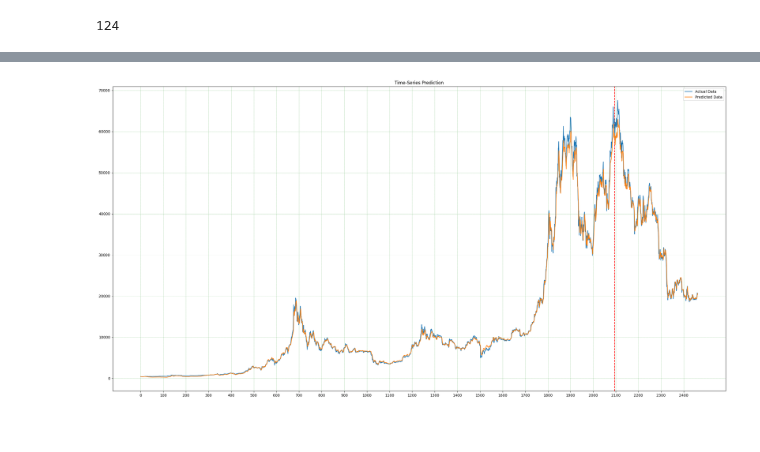
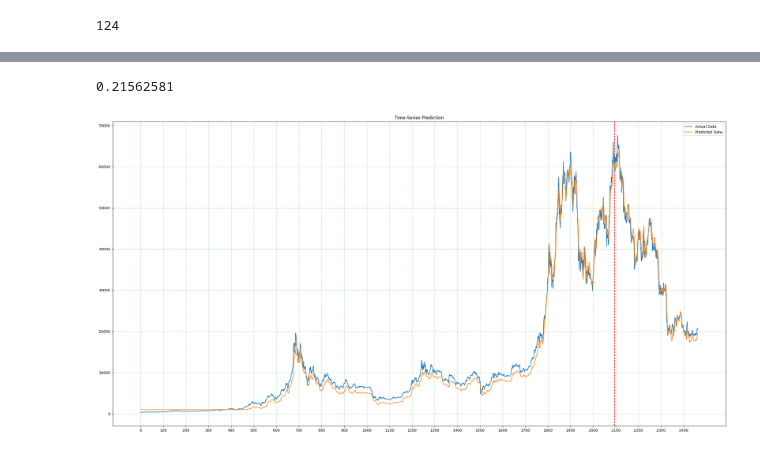
Before and after one commit to mohsenmolaei/seriesnet_based, a Jupyter notebook: seriesNet.ipynb, the cells around one changed output, grey strips where cells are left out. Saved outputs shown, nothing was run; the diff lists cells and outputs as text; code cells hidden in the pictures.

```diff
--- a/seriesNet.ipynb
+++ b/seriesNet.ipynb
@@ -187,20 +245,3 @@ f_col = condtest.columns.values
 X = cond
 # %% [markdown]
 **TEST data**
-# %%
-# داده های تست روزهای اخیر
-# test_data= pd.read_csv('test_data.csv')
-# xtest = test_data.price_usd_close
-# condtest = test_data[["receiving_count", "^DJI"]]
-# ytest = test_data.price_usd_close
-
-# داده های تست جدا شده از 143 روز اخر آموزش
-test_df = cond.iloc[-143:]
-cond = cond.iloc[:-143]
-Y = cond.price_usd_close
-cond = cond.drop("price_usd_close",axis=1)
-
-xtest = test_df.price_usd_close
-condtest = test_df.drop("price_usd_close",axis=1)
-condtest =condtest[f_col]
-ytest = test_df.price_usd_close
@@ -484,7 +534,7 @@ importlib.reload(ts_lstm)
 importlib.reload(ts_gru)
 importlib.reload(HSAM)
 
-n_epochs = 201
+n_epochs = 241
 num_inputs = X_train_tensors_final.shape[1]
 dilation_c = 2
 kernel_size_EN = 3
@@ -492,7 +542,7 @@ kernel_size_DE = 3
 hidden_size_lstm =20
 
 num_levels_en = 6
-num_levels_de = 4
+num_levels_de = 6
 num_layers_lstm = 3
 num_layers_gru = 3
 features = X_train_tensors_final.shape[2]
@@ -501,9 +551,9 @@ output_num = y_train_tensors.shape[1]
 
 lr_decay_epoch = 49
 learning_rate = 0.01
-weight_decay = 0.0001
+weight_decay = 0.0006
 
-loss_fn = RMSELoss #SMAPELoss #MAPELoss #NRMSELoss #rmspe #RMSELoss
+loss_fn = NRMSELoss #SMAPELoss #MAPELoss #NRMSELoss #rmspe #RMSELoss
 # ANN model
 myModel = TSASeriesNet.ANNmodel(num_inputs, features_c, features, output_num, num_levels_en,num_levels_de, kernel_size_EN, kernel_size_DE, dilation_c, hidden_size_lstm, num_layers_lstm, num_layers_gru ).to(device)
 optimiser = torch.optim.Adam(myModel.parameters(),weight_decay=weight_decay)#,eps=1e-08)#, lr=learning_rate)#, eps=1e-08)#
@@ -676,3 +649,40 @@ AttributeError: ignored
+# %%
+checkpoint = torch.load(f'./weights/model_epoch_{best_epoch}.pth')
+myModel.load_state_dict(checkpoint['state_dict'])
+
+test_predict = myModel(DataX_test, DataC_test)  # get the last sample
+test_predict = test_predict.detach().cpu().numpy()
+# test_predict = MMScaler_test.inverse_transform(test_predict)
+# first_day_test_predict = test_predict[:, 0]  # get the first day of the 7-day predictions
+
+test_target = Datay_test.detach().cpu().numpy()  # last sample again
+# first_day_test_target = MMScaler_test.inverse_transform(test_target.flatten().reshape(1, -1))
+# first_day_test_target = first_day_test_target[:, ::y_shape]  # get the corresponding first day in true price
+
+def NRMSELoss_test(yhat,y): #NRMSE
+  return (np.sqrt(np.mean(np.square(yhat-y))))/ (np.max(y) - np.min(y))
+
+# NRMSELoss_res = NRMSELoss_test(test_predict[:,0] ,first_day_test_target.reshape(-1) )
+NRMSELoss_res = NRMSELoss_test(test_predict ,test_target.reshape(test_target.shape[0],test_target.shape[1]) )
+print(NRMSELoss_res)
+
+# #
+# start = "2016-01-01"
+# end="2023-3-28"
+
+# try :
+#     data_top_index = yf.download("BTC-USD" ,start=start, end=end , interval ="1d") #1137
+# except Exception as e:
+#     print("error")
+
+
+# testCSV = pd.DataFrame(test_predict[:,0], index=data_top_index.iloc[-106:].index )
+# TrueCSV = pd.DataFrame(first_day_test_target.reshape(-1),index=data_top_index.iloc[-106:].index )
+
+# testCSV.to_csv("test_price.csv")
+# TrueCSV.to_csv("True_price.csv")
+# %% [output]
+0.21562581
 # %%
 checkpoint = torch.load(f'./weights/model_epoch_{best_epoch}.pth')
 myModel.load_state_dict(checkpoint['state_dict'])
@@ -682,7 +692,7 @@ df_X_ss = SScaler.transform(pd.DataFrame(np.array(Y).reshape(-1, 1))) # old tran
 # df_C_ss = condscaler.transform(condtemp[["utxo_spent_value_median", "receiving_count","active_count", "volume_median",
 #                                             "difficulty_latest", "SI=F", "^DJI", "^IXIC", "N225", "AVAX-USD", "BNB-USD",
 #                                             "DOGE-USD", "LTC-USD", "SHIB-USD", "SOL-USD", "USDC-USD"]])
-df_C_ss = condscaler.transform(condtemp[f_col])
+df_C_ss = condscaler.transform(condtemp)#[f_col])
 
 # for i in range(0,len(selectmx.T)):
 #   col2 = df_C_ss[:,i].copy()
@@ -704,34 +714,34 @@ df_y_mm = Variable(torch.Tensor(df_y_mm))
 df_X_ss = torch.reshape(df_X_ss, (df_X_ss.shape[0], x_shape, df_X_ss.shape[2]))
 df_C_ss = torch.reshape(df_C_ss, (df_C_ss.shape[0], x_shape, df_C_ss.shape[2]))
 
 train_predict = myModel(df_X_ss.to(device),df_C_ss.to(device)).cpu() # forward pass
 
 data_predict = train_predict.data.numpy() # numpy conversion
 dataY_plot = df_y_mm.data.numpy()
 
 data_predict = MMScaler.inverse_transform(data_predict) # reverse transformation
 dataY_plot = dataY_plot.squeeze()
 dataY_plot = MMScaler.inverse_transform(dataY_plot)
 true, preds = [], []
 for i in range(len(dataY_plot)):
     true.append(dataY_plot[i][0])
 for i in range(len(data_predict)):
     preds.append(data_predict[i][0])
 
 
 plt.figure(figsize=(30,15)) #plotting
 plt.axvline(x=train_test_cutoff -(x_shape), c='r', linestyle='--') # size of the training set
 
 plt.xticks(range(0,total_samples,100))
 plt.grid(color='g', linestyle=':', linewidth=0.5)
 plt.plot(true, label='Actual Data') # actual plot
 plt.plot(preds, label='Predicted Data') # predicted plot
 plt.title('Time-Series Prediction')
 plt.legend()
 # plt.savefig("whole_plot.png", dpi=300)
 plt.show()
 # %% [output]
-[figure, old version]
+[figure, new version]
 # %%
 plt.figure(figsize=(25,10)) #plotting
 plt.plot(loss_valid_show, label='ERROR_VALID')
```
Also changed, not shown: parts of 19 cells of this notebook.
